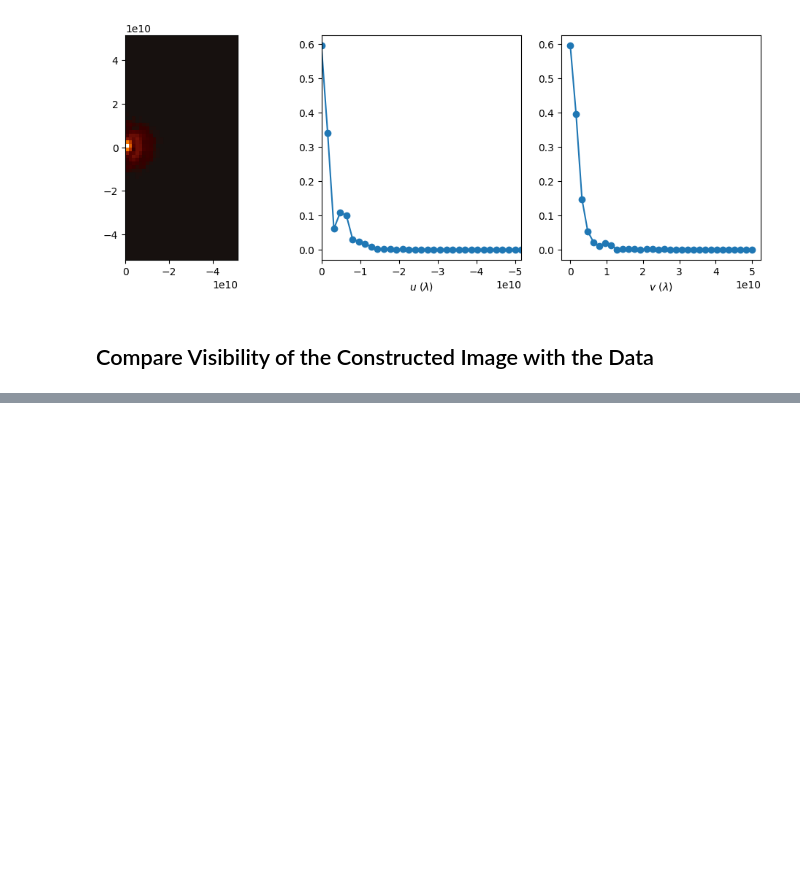
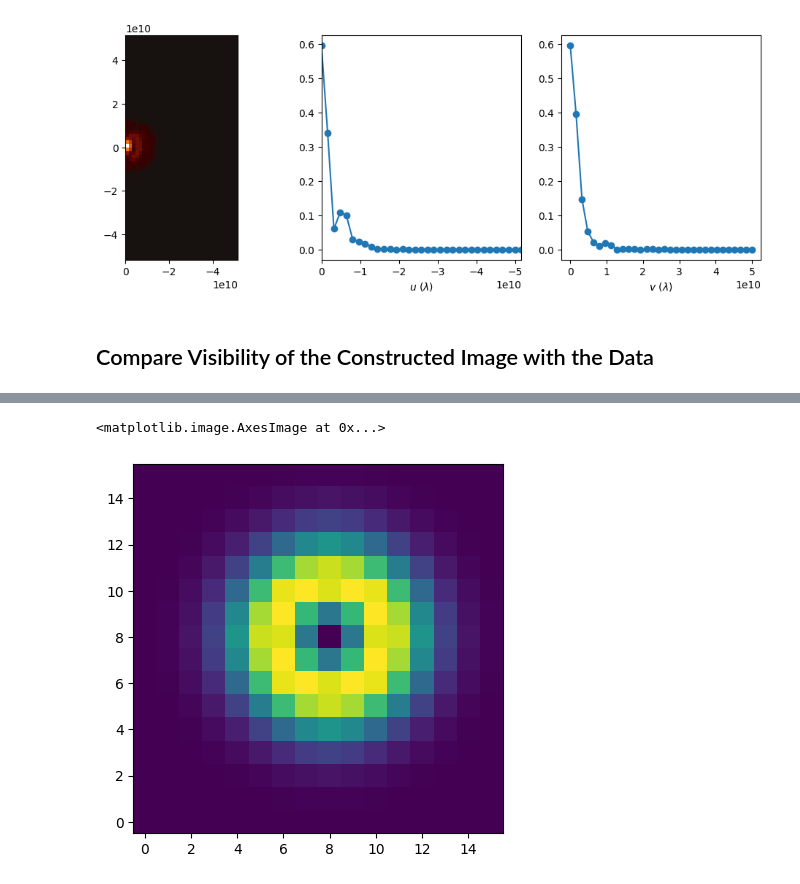
Before and after one commit to rndsrc/img, a Jupyter notebook: img.ipynb, the cells around one changed output, grey strips where cells are left out. Drawn from its saved outputs; the diff is of its cells as text; code cells hidden in the pictures; blank space fills up the shorter version.

```diff
--- a/img.ipynb
+++ b/img.ipynb
@@ -199,0 +202,19 @@ axes[2].set_ylim(1e-3, 1)
+# %%
+fov = 128 # uas
+a   = np.linspace(-fov/2, fov/2, endpoint=False, num=16)
+b   = np.linspace(-fov/2, fov/2, endpoint=False, num=16)
+a,b = np.meshgrid(a, b)
+
+img = 0.1 * (np.exp(-0.5 * (a*a + b*b) / (16*16)) - np.exp(-0.5 * (a*a + b*b) / (12*12)))
+
+vis = fft(img)
+
+Usz = img.shape[-2] / -fov / units.uarcsec.to(units.radian)
+Vsz = img.shape[-1] /  fov / units.uarcsec.to(units.radian)
+U   = np.linspace(     0, Usz/2, endpoint=True,  num=9)
+V   = np.linspace(-Vsz/2, Vsz/2, endpoint=False, num=16)
+# %%
+plt.imshow(img, origin='lower')
+# %% [output]
+<matplotlib.image.AxesImage at 0x...>
+[figure, added]
```
Also changed, not shown: parts of 3 cells of this notebook.
